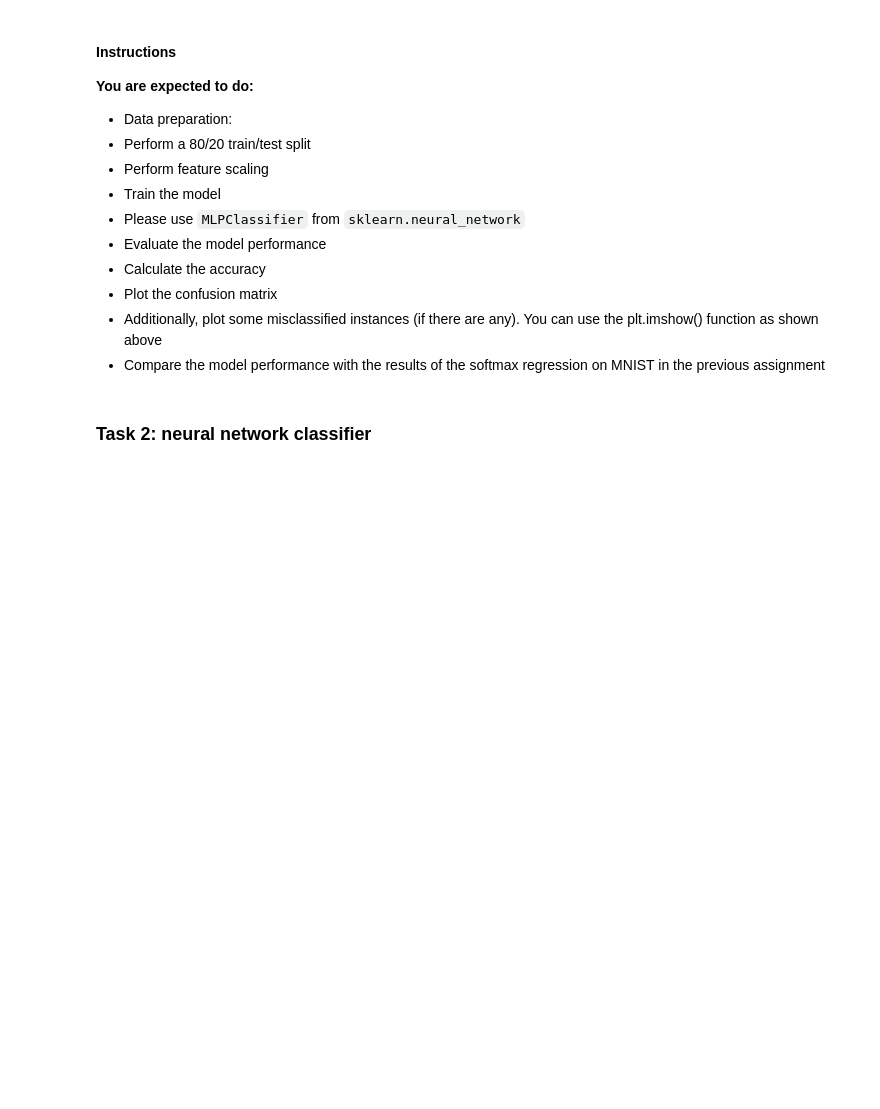
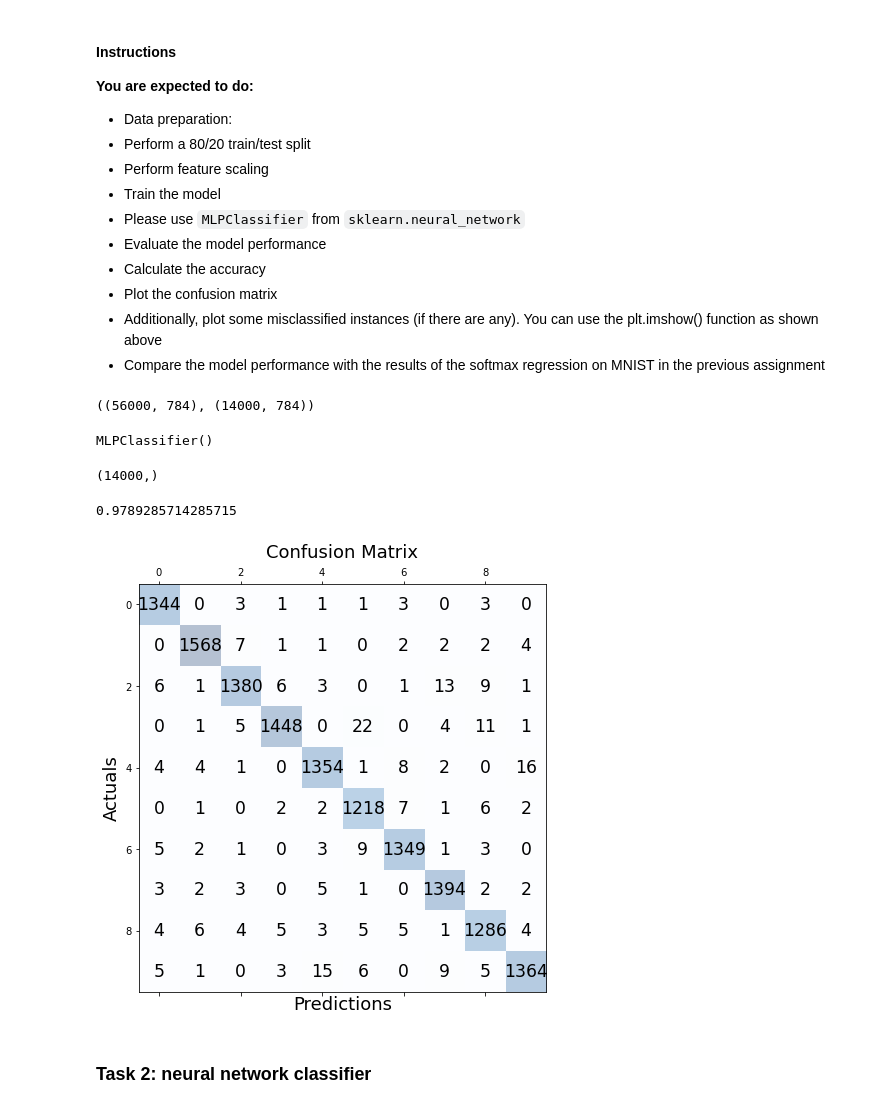
Before and after one commit to tomheyden/ATIT2-22, a Jupyter notebook: assignments/Assignment3_ATIT22.ipynb, the cells around one changed output. Cells and saved outputs as stored; diff of their text form; code cells hidden in the pictures; blank space fills up the shorter version.

```diff
--- a/assignments/Assignment3_ATIT22.ipynb
+++ b/assignments/Assignment3_ATIT22.ipynb
@@ -56,6 +59,48 @@ plt.imshow(first_image, cmap='gray')
  *   Plot the confusion matrix
  *   Additionally, plot some misclassified instances  (if there are any). You can use the plt.imshow() function as shown above
 * Compare the model performance with the results of the softmax regression on MNIST in the previous assignment
+# %%
+x_train, x_test, y_train, y_test = train_test_split(X, y, test_size = 0.2, random_state = 100)
+x_train.shape, x_test.shape
+# %% [output]
+((56000, 784), (14000, 784))
+# %%
+scaler = MinMaxScaler()
+
+x_train_scaled = scaler.fit_transform(x_train)
+x_test_scaled = scaler.transform(x_test)
+# %%
+classifier = MLPClassifier()
+classifier.fit(x_train_scaled, y_train)
+# %% [output]
+MLPClassifier()
+# %%
+predictions = classifier.predict(x_test_scaled)
+predictions.shape
+# %% [output]
+(14000,)
+# %%
+score = classifier.score(x_test_scaled, y_test)
+score
+# %% [output]
+0.9789285714285715
+# %%
+conf_matrix = confusion_matrix(y_true=y_test, y_pred=predictions)
+
+# Print the confusion matrix using Matplotlib
+
+fig, ax = plt.subplots(figsize=(7.5, 7.5))
+ax.matshow(conf_matrix, cmap=plt.cm.Blues, alpha=0.3)
+for i in range(conf_matrix.shape[0]):
+    for j in range(conf_matrix.shape[1]):
+        ax.text(x=j, y=i,s=conf_matrix[i, j], va='center', ha='center', size='xx-large')
+
+plt.xlabel('Predictions', fontsize=18)
+plt.ylabel('Actuals', fontsize=18)
+plt.title('Confusion Matrix', fontsize=18)
+plt.show()
+# %% [output]
+[figure, added]
 # %% [markdown]
 ### Task 2: neural network classifier
 # %%
```
Also changed, not shown: parts of 8 cells of this notebook.
